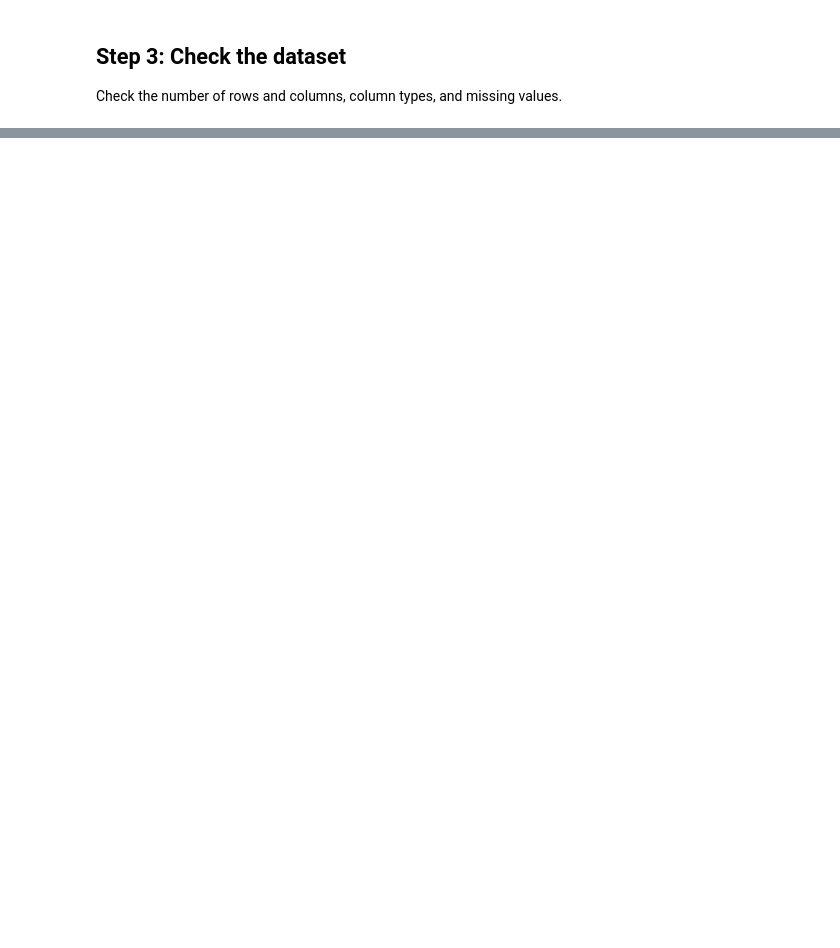
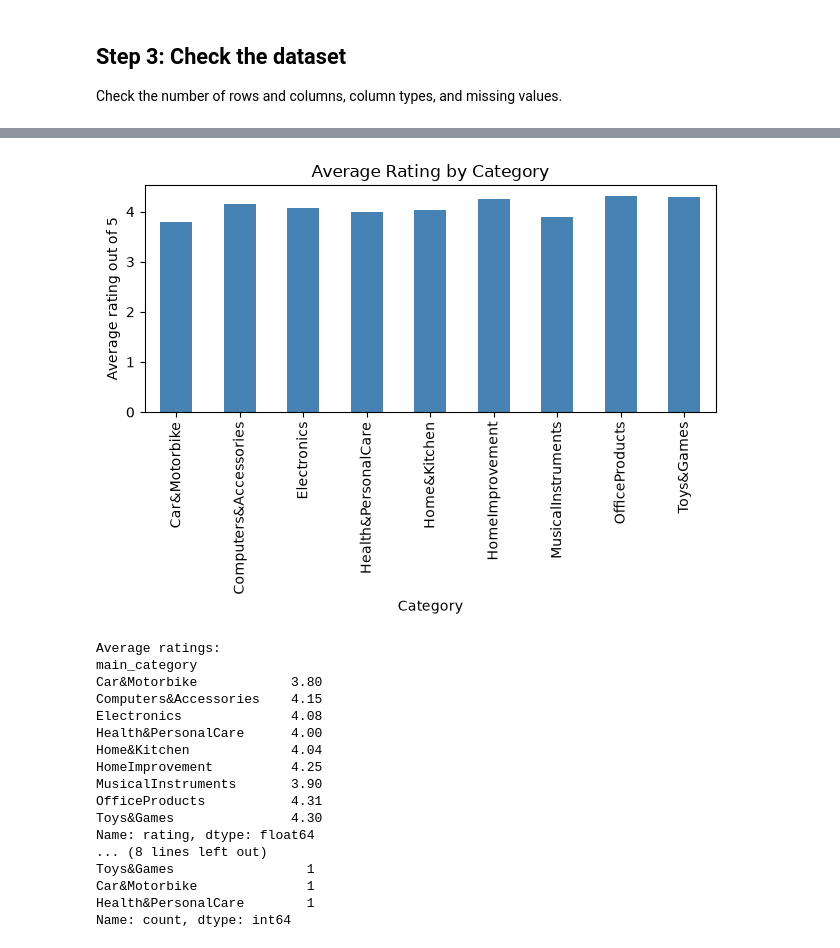
Before and after one commit to rahulpoojith/Week-1-Target-Customer-Sales-Analysis, a Jupyter notebook: Data_processing/analysis.ipynb, the cells around one changed output, grey strips where cells are left out. Saved outputs shown, nothing was run; the diff lists cells and outputs as text; code cells hidden in the pictures; blank space fills up the shorter version.

Commit message:
Add beginner product analysis

```diff
--- a/Data_processing/analysis.ipynb
+++ b/Data_processing/analysis.ipynb
@@ -25,0 +18,12 @@ df.head()
+# %%
+df = pd.read_csv("../Processed_Datasets/amazon_cleaned.csv")
+review_text = pd.read_csv(
+    "../Datasets/amazon.csv",
+    usecols=["product_id", "review_title", "review_content"],
+)
+review_text = review_text.drop_duplicates("product_id")
+df = df.merge(review_text, on="product_id", how="left")
+
+print("Product listings:", len(df))
+print("Products with review titles:", df["review_title"].notna().sum())
+df.head()
@@ -157,0 +71,33 @@ Reminder: The dataset has no order dates, purchases, or units sold, so these obs
+# %%
+average_ratings = df.groupby("main_category")["rating"].mean()
+
+average_ratings.plot(kind="bar", color="steelblue")
+plt.title("Average Rating by Category")
+plt.xlabel("Category")
+plt.ylabel("Average rating out of 5")
+plt.tight_layout()
+plt.show()
+
+print("Average ratings:")
+print(average_ratings.round(2))
+print("Product counts:")
+print(df["main_category"].value_counts())
+# %% [output]
+[figure, added]
+Average ratings:
+main_category
+Car&Motorbike            3.80
+Computers&Accessories    4.15
+Electronics              4.08
+Health&PersonalCare      4.00
+Home&Kitchen             4.04
+HomeImprovement          4.25
+MusicalInstruments       3.90
+OfficeProducts           4.31
+Toys&Games               4.30
+Name: rating, dtype: float64
+... (8 lines left out)
+Toys&Games                 1
+Car&Motorbike              1
+Health&PersonalCare        1
+Name: count, dtype: int64
```
Also changed, not shown: parts of 31 cells of this notebook.
